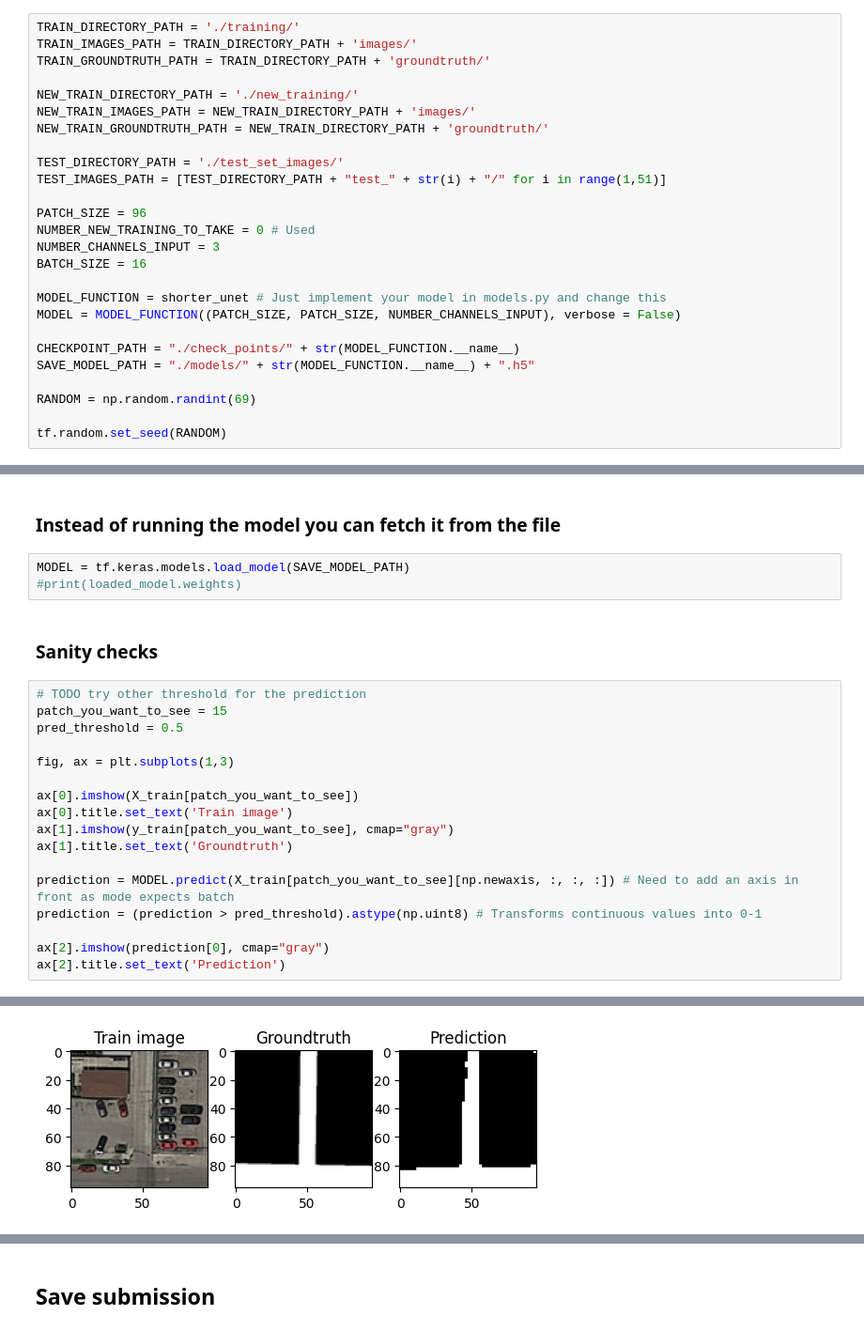
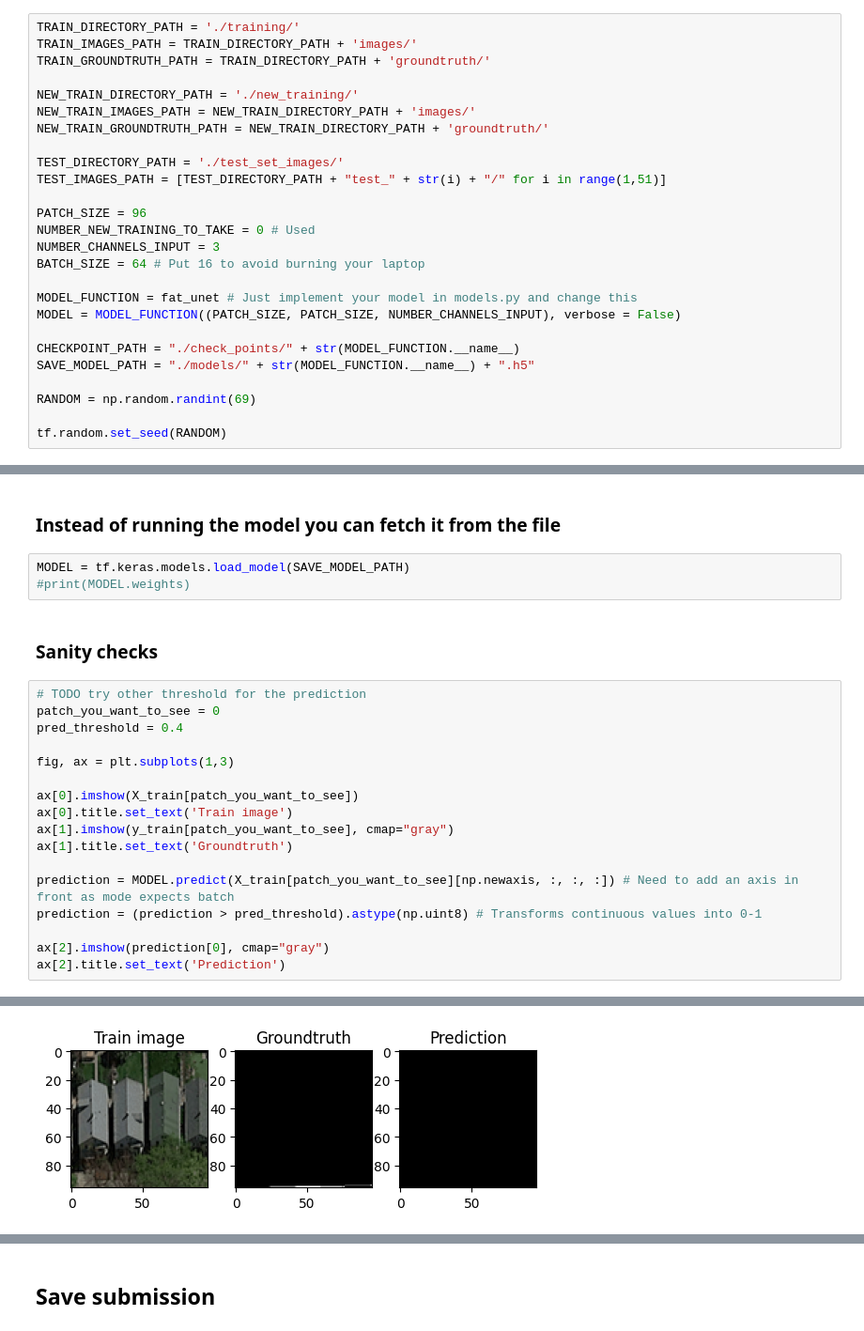
Before and after one commit to mateo762/unet-road-segmentation, a Jupyter notebook: Unet.ipynb, the cells around one changed output, grey strips where cells are left out. Shown: that part at 94% size. Drawn from its saved outputs; the diff is of its cells as text.

Commit message:
fat_unet with more data

```diff
--- a/Unet.ipynb
+++ b/Unet.ipynb
@@ -78,9 +78,9 @@ TEST_IMAGES_PATH = [TEST_DIRECTORY_PATH + "test_" + str(i) + "/" for i in range(
 PATCH_SIZE = 96
 NUMBER_NEW_TRAINING_TO_TAKE = 0 # Used
 NUMBER_CHANNELS_INPUT = 3
-BATCH_SIZE = 16
+BATCH_SIZE = 64 # Put 16 to avoid burning your laptop
 
-MODEL_FUNCTION = shorter_unet # Just implement your model in models.py and change this
+MODEL_FUNCTION = fat_unet # Just implement your model in models.py and change this
 MODEL = MODEL_FUNCTION((PATCH_SIZE, PATCH_SIZE, NUMBER_CHANNELS_INPUT), verbose = False)
 
 CHECKPOINT_PATH = "./check_points/" + str(MODEL_FUNCTION.__name__)
@@ -227,13 +227,13 @@ Epoch 10: val_loss did not improve from 0.11251
 ### Instead of running the model you can fetch it from the file
 # %%
 MODEL = tf.keras.models.load_model(SAVE_MODEL_PATH)
-#print(loaded_model.weights)
+#print(MODEL.weights)
 # %% [markdown]
 ### Sanity checks
 # %%
 # TODO try other threshold for the prediction
-patch_you_want_to_see = 15
-pred_threshold = 0.5
+patch_you_want_to_see = 0
+pred_threshold = 0.4
 
 fig, ax = plt.subplots(1,3)
 
@@ -252,3 +252,3 @@ ax[2].title.set_text('Prediction')
-[figure, old version]
+[figure, new version]
 # %%
 # TODO try other threshold for the prediction
```
Also changed, not shown: parts of 9 cells of this notebook, 1 other file.
